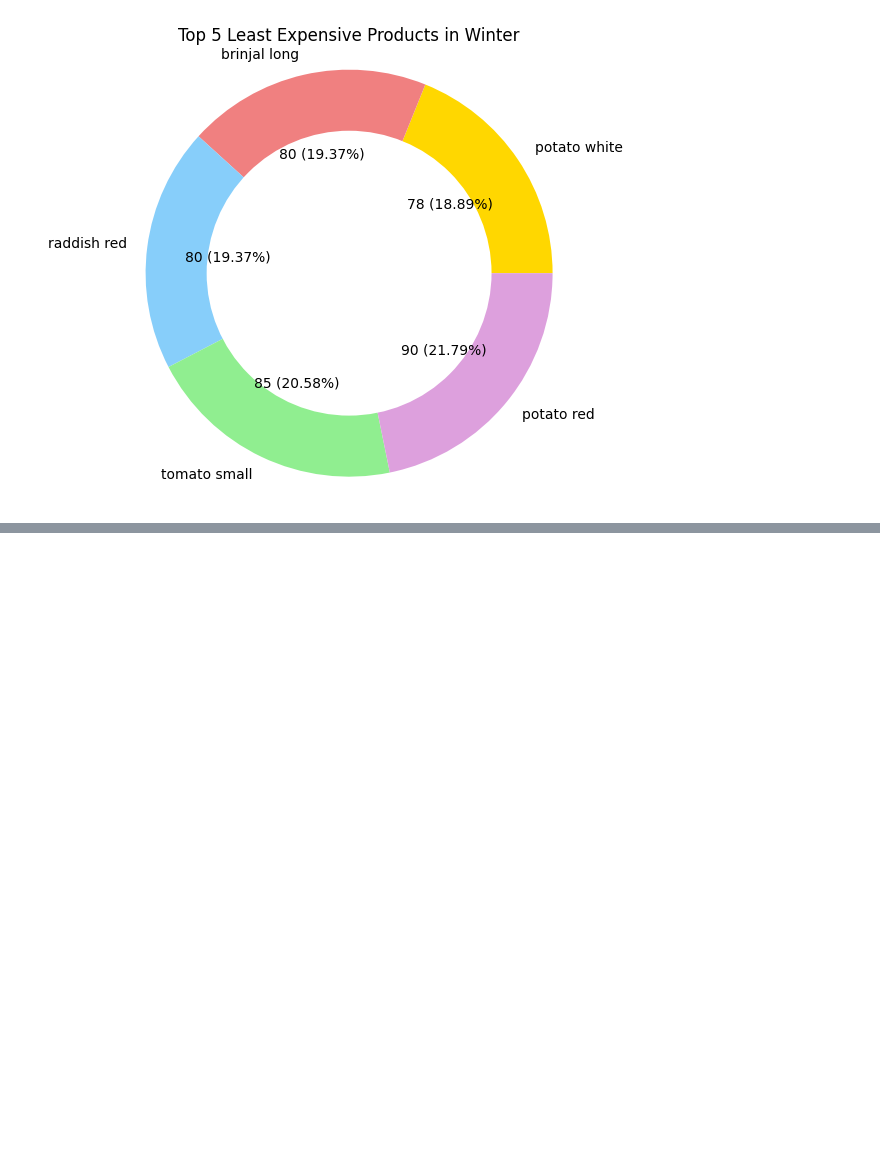
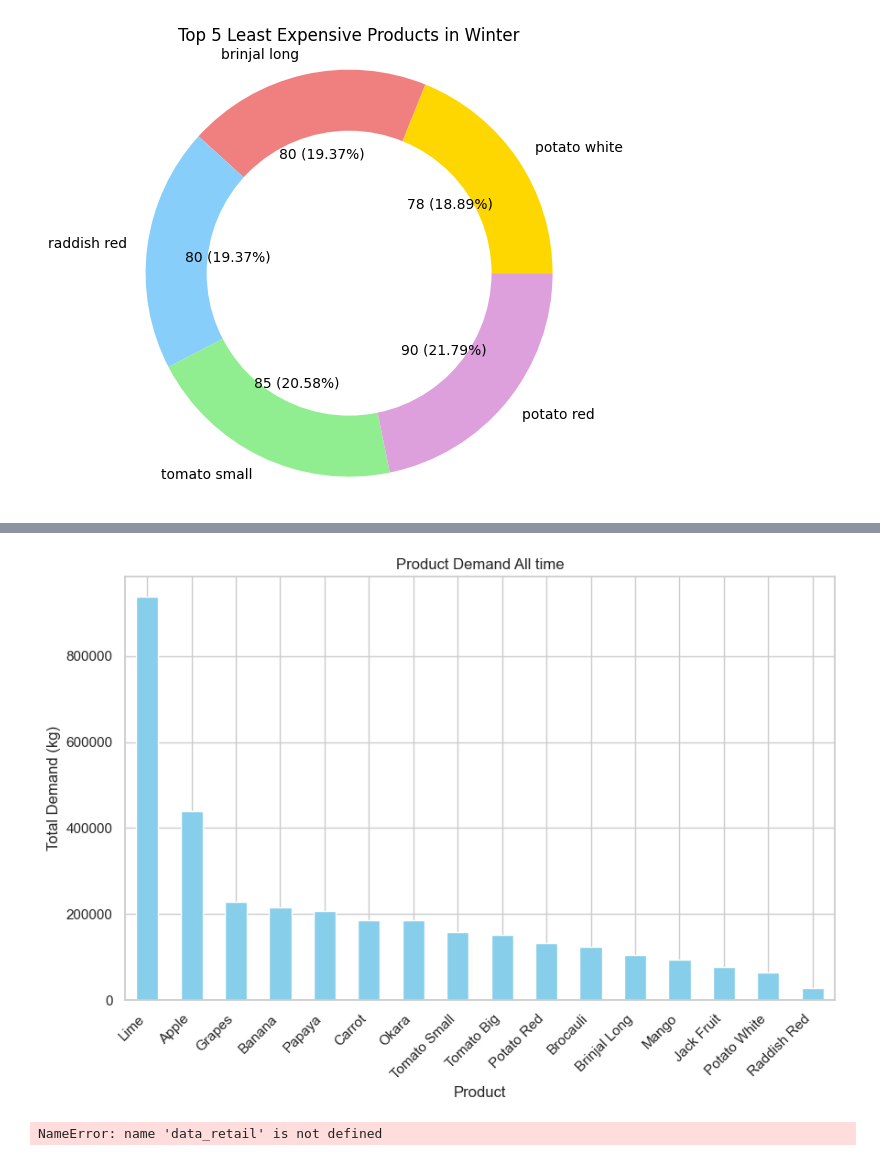
Before and after one commit to MihirRajak91/Warehouse, a Jupyter notebook: Analaysis.ipynb, the cells around one changed output, grey strips where cells are left out. Saved outputs shown, nothing was run; the diff lists cells and outputs as text; code cells hidden in the pictures; blank space fills up the shorter version.

```diff
--- a/Analaysis.ipynb
+++ b/Analaysis.ipynb
@@ -393,0 +510,28 @@ for season in max_price.index:
+# %%
+demand_data = df.groupby('Product')['Weight(kg)'].sum().sort_values(ascending=False)
+plt.figure(figsize=(10, 6))
+demand_data.plot(kind='bar', color='skyblue')
+plt.title('Product Demand All time')
+plt.xlabel('Product')
+plt.ylabel('Total Demand (kg)')
+plt.xticks(rotation=45, ha='right')
+plt.show()
+# %% [output]
+[figure, added]
+# %%
+df_retail['Arrival'] = pd.to_datetime(df_retail['Arrival'])
+df_retail['Year'] = df_retail['Arrival'].dt.year
+demand_data = data_retail.groupby(['Year', 'Product'])['Weight(kg)'].sum().reset_index()
+max_demand_per_year = demand_data.loc[demand_data.groupby('Year')['Weight(kg)'].idxmax()]
+plt.figure(figsize=(12, 8))
+for year, group in max_demand_per_year.groupby('Year'):
+    plt.bar(group['Product'], group['Weight(kg)'], label=str(year))
+
+plt.title('Product with the Most Demand by Year')
+plt.xlabel('Product')
+plt.ylabel('Total Demand (kg)')
+plt.xticks(rotation=45, ha='right')
+plt.legend(title='Year', bbox_to_anchor=(1, 1))
+plt.show()
+# %% [output]
+NameError: name 'data_retail' is not defined
```
Also changed, not shown: parts of 10 cells of this notebook.
